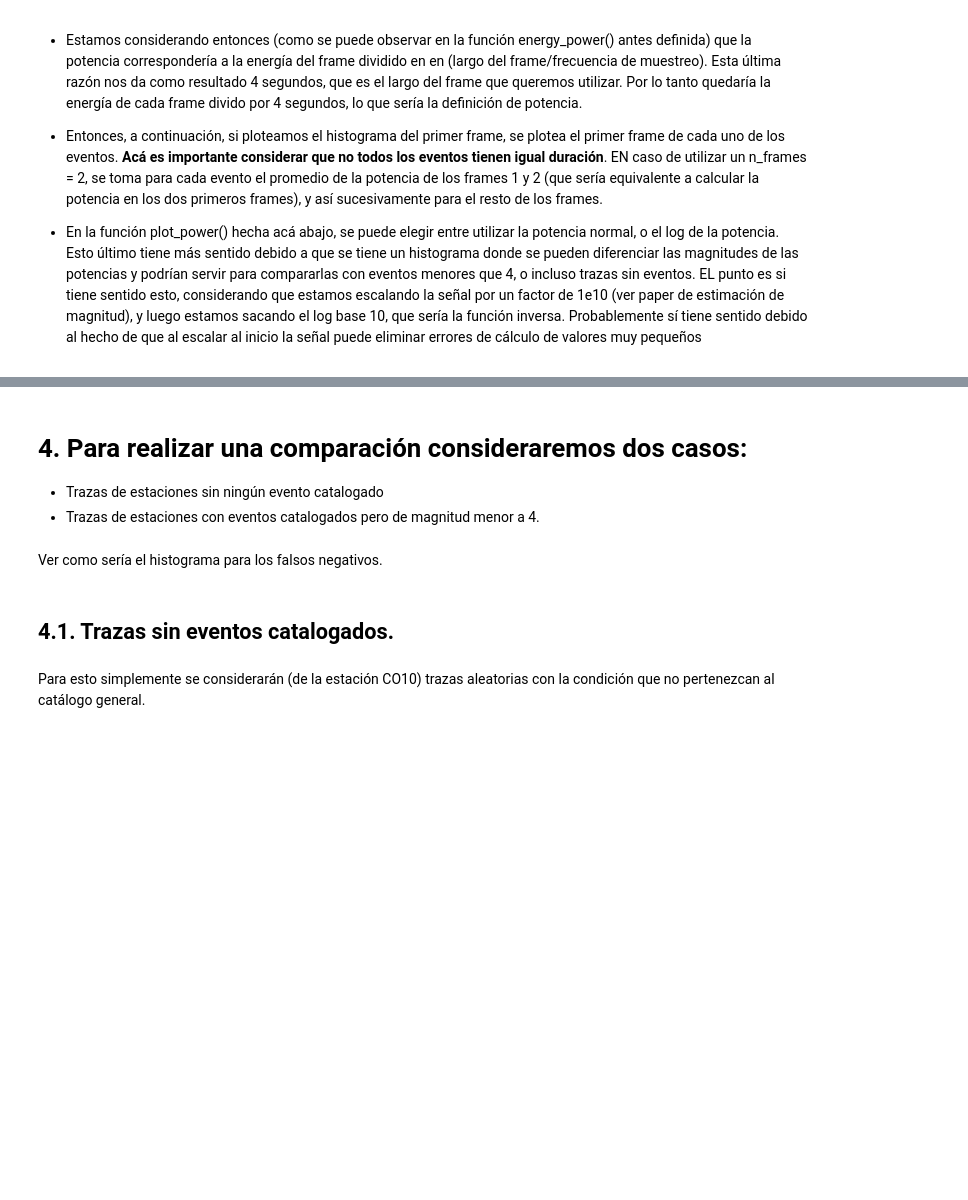
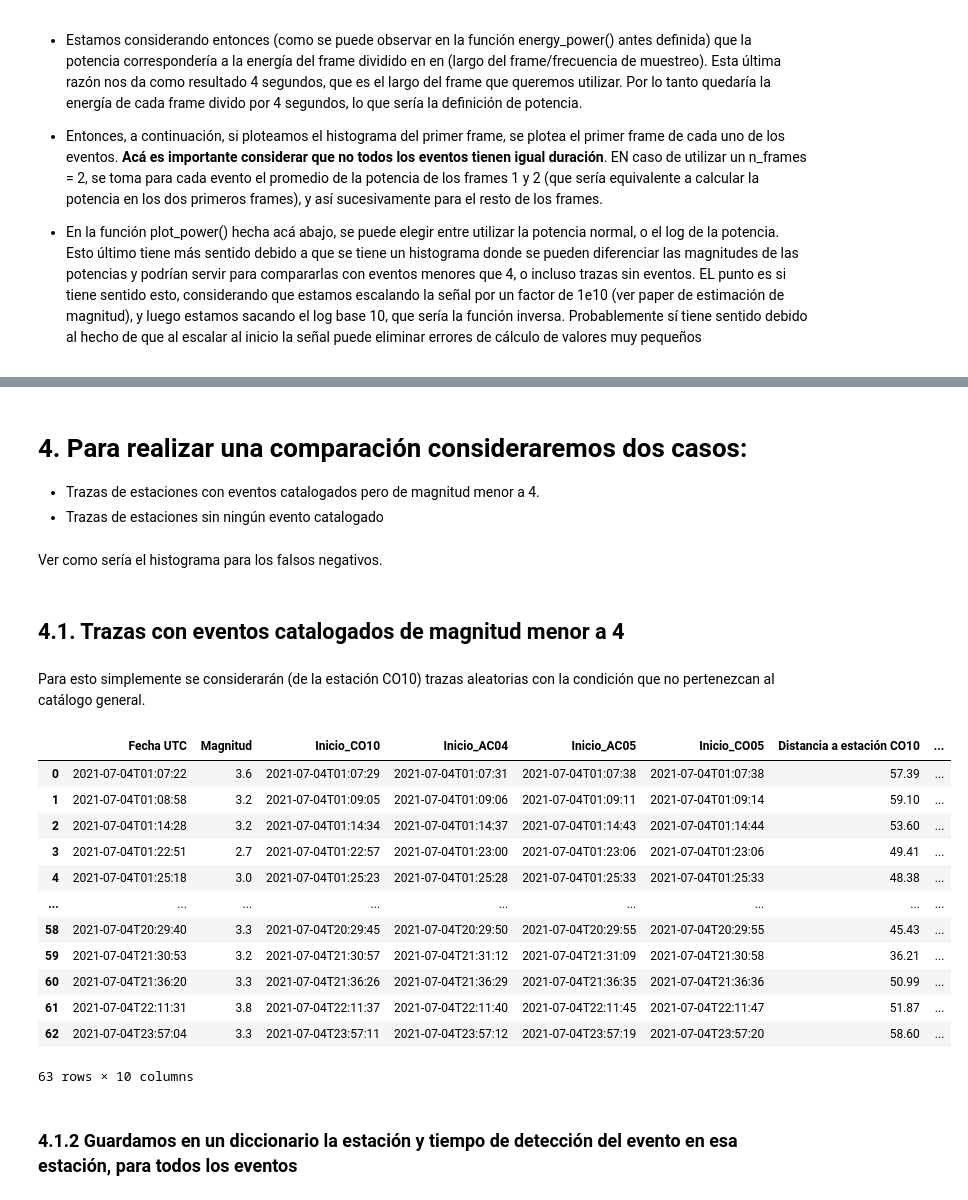
Before and after one commit to simonvidal99/Trigger, a Jupyter notebook: energy.ipynb, the cells around one changed output, grey strips where cells are left out. Drawn from its saved outputs; the diff is of its cells as text; code cells hidden in the pictures; blank space fills up the shorter version.

```diff
--- a/energy.ipynb
+++ b/energy.ipynb
@@ -565,10 +566,32 @@ plot_power(power_events, n_frames=5, use_log=True)
 # %% [markdown]
 # 4. Para realizar una comparación consideraremos dos casos:
+- Trazas de estaciones con eventos catalogados pero de magnitud menor a 4.
 - Trazas de estaciones sin ningún evento catalogado
-- Trazas de estaciones con eventos catalogados pero de magnitud menor a 4.
 # %% [markdown]
 Ver como sería el histograma para los falsos negativos.
 # %% [markdown]
-## 4.1. Trazas sin eventos catalogados.
+## 4.1. Trazas con eventos catalogados de magnitud menor a 4
 # %% [markdown]
 Para esto simplemente se considerarán (de la estación CO10) trazas aleatorias con la condición que no pertenezcan al catálogo general.
+# %%
+events_under_four = "times_events_under_four.txt"
+# Lee los datos
+df_under_four = pd.read_csv(events_under_four)
+# %%
+df_under_four
+# %% [output]
+|  | Fecha UTC | Magnitud | Inicio_CO10 | Inicio_AC04 | Inicio_AC05 | Inicio_CO05 | Distancia a estación CO10 | ... |
+| 0 | 2021-07-04T01:07:22 | 3.6 | 2021-07-04T01:07:29 | 2021-07-04T01:07:31 | 2021-07-04T01:07:38 | 2021-07-04T01:07:38 | 57.39 | ... |
+| 1 | 2021-07-04T01:08:58 | 3.2 | 2021-07-04T01:09:05 | 2021-07-04T01:09:06 | 2021-07-04T01:09:11 | 2021-07-04T01:09:14 | 59.10 | ... |
+| 2 | 2021-07-04T01:14:28 | 3.2 | 2021-07-04T01:14:34 | 2021-07-04T01:14:37 | 2021-07-04T01:14:43 | 2021-07-04T01:14:44 | 53.60 | ... |
+| 3 | 2021-07-04T01:22:51 | 2.7 | 2021-07-04T01:22:57 | 2021-07-04T01:23:00 | 2021-07-04T01:23:06 | 2021-07-04T01:23:06 | 49.41 | ... |
+| 4 | 2021-07-04T01:25:18 | 3.0 | 2021-07-04T01:25:23 | 2021-07-04T01:25:28 | 2021-07-04T01:25:33 | 2021-07-04T01:25:33 | 48.38 | ... |
+| ... | ... | ... | ... | ... | ... | ... | ... | ... |
+| 58 | 2021-07-04T20:29:40 | 3.3 | 2021-07-04T20:29:45 | 2021-07-04T20:29:50 | 2021-07-04T20:29:55 | 2021-07-04T20:29:55 | 45.43 | ... |
+| 59 | 2021-07-04T21:30:53 | 3.2 | 2021-07-04T21:30:57 | 2021-07-04T21:31:12 | 2021-07-04T21:31:09 | 2021-07-04T21:30:58 | 36.21 | ... |
+| 60 | 2021-07-04T21:36:20 | 3.3 | 2021-07-04T21:36:26 | 2021-07-04T21:36:29 | 2021-07-04T21:36:35 | 2021-07-04T21:36:36 | 50.99 | ... |
+| 61 | 2021-07-04T22:11:31 | 3.8 | 2021-07-04T22:11:37 | 2021-07-04T22:11:40 | 2021-07-04T22:11:45 | 2021-07-04T22:11:47 | 51.87 | ... |
+| 62 | 2021-07-04T23:57:04 | 3.3 | 2021-07-04T23:57:11 | 2021-07-04T23:57:12 | 2021-07-04T23:57:19 | 2021-07-04T23:57:20 | 58.60 | ... |
+63 rows × 10 columns
+# %% [markdown]
+### 4.1.2 Guardamos en un diccionario la estación y tiempo de detección del evento en esa estación, para todos los eventos
```
Also changed, not shown: parts of 13 cells of this notebook, 5 other files.
